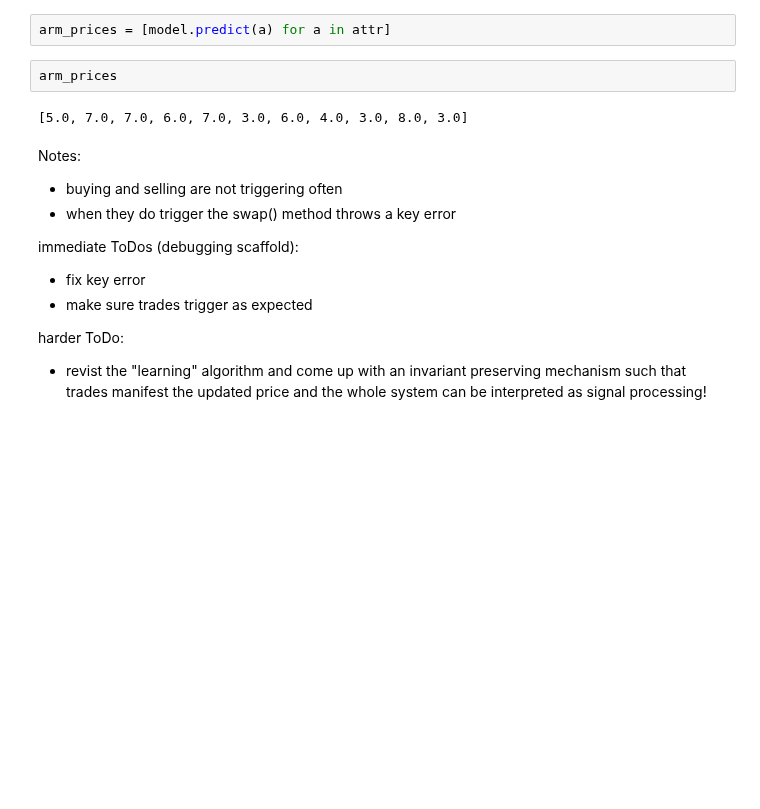
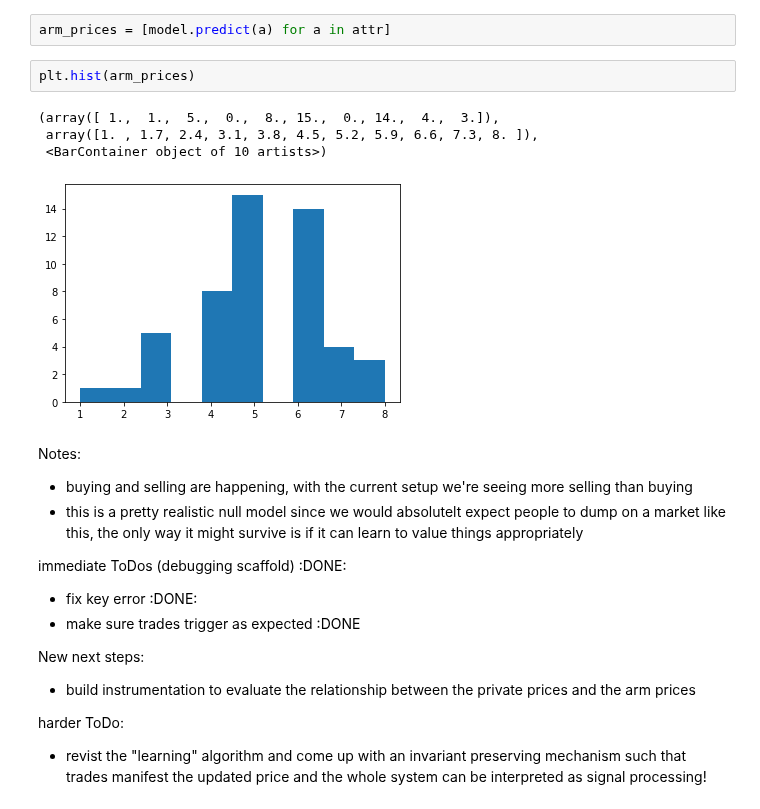
Before and after one commit to BlockScience/arm-basic-research, a Jupyter notebook: experiment.ipynb, the cells around one changed output. Cells and saved outputs as stored; diff of their text form; blank space fills up the shorter version.

Commit message:
null case modeled

```diff
--- a/experiment.ipynb
+++ b/experiment.ipynb
@@ -61,18 +55,24 @@ attr= [i.attributes for i in df.iloc[-1]['items'].values()]
 model = df.iloc[-1]['model']
 # %%
 arm_prices = [model.predict(a) for a in attr]
-# %%
-arm_prices
-# %% [output]
-[5.0, 7.0, 7.0, 6.0, 7.0, 3.0, 6.0, 4.0, 3.0, 8.0, 3.0]
+# %%
+plt.hist(arm_prices)
+# %% [output]
+(array([ 1.,  1.,  5.,  0.,  8., 15.,  0., 14.,  4.,  3.]),
+ array([1. , 1.7, 2.4, 3.1, 3.8, 4.5, 5.2, 5.9, 6.6, 7.3, 8. ]),
+ <BarContainer object of 10 artists>)
+[figure, added]
 # %% [markdown]
 Notes:
-- buying and selling are not triggering often
-- when they do trigger the swap() method throws a key error
+- buying and selling are happening, with the current setup we're seeing more selling than buying
+- this is a pretty realistic null model since we would absolutelt expect people to dump on a market like this, the only way it might survive is if it can learn to value things appropriately
 
-immediate ToDos (debugging scaffold):
-- fix key error
-- make sure trades trigger as expected
+immediate ToDos (debugging scaffold) :DONE:
+- fix key error :DONE:
+- make sure trades trigger as expected :DONE
+
+New next steps:
+- build instrumentation to evaluate the relationship between the private prices and the arm prices
 
 harder ToDo:
 - revist the "learning" algorithm and come up with an invariant preserving mechanism such that trades manifest the updated price and the whole system can be interpreted as signal processing!
```
Also changed, not shown: parts of 4 cells of this notebook, 5 other files.
